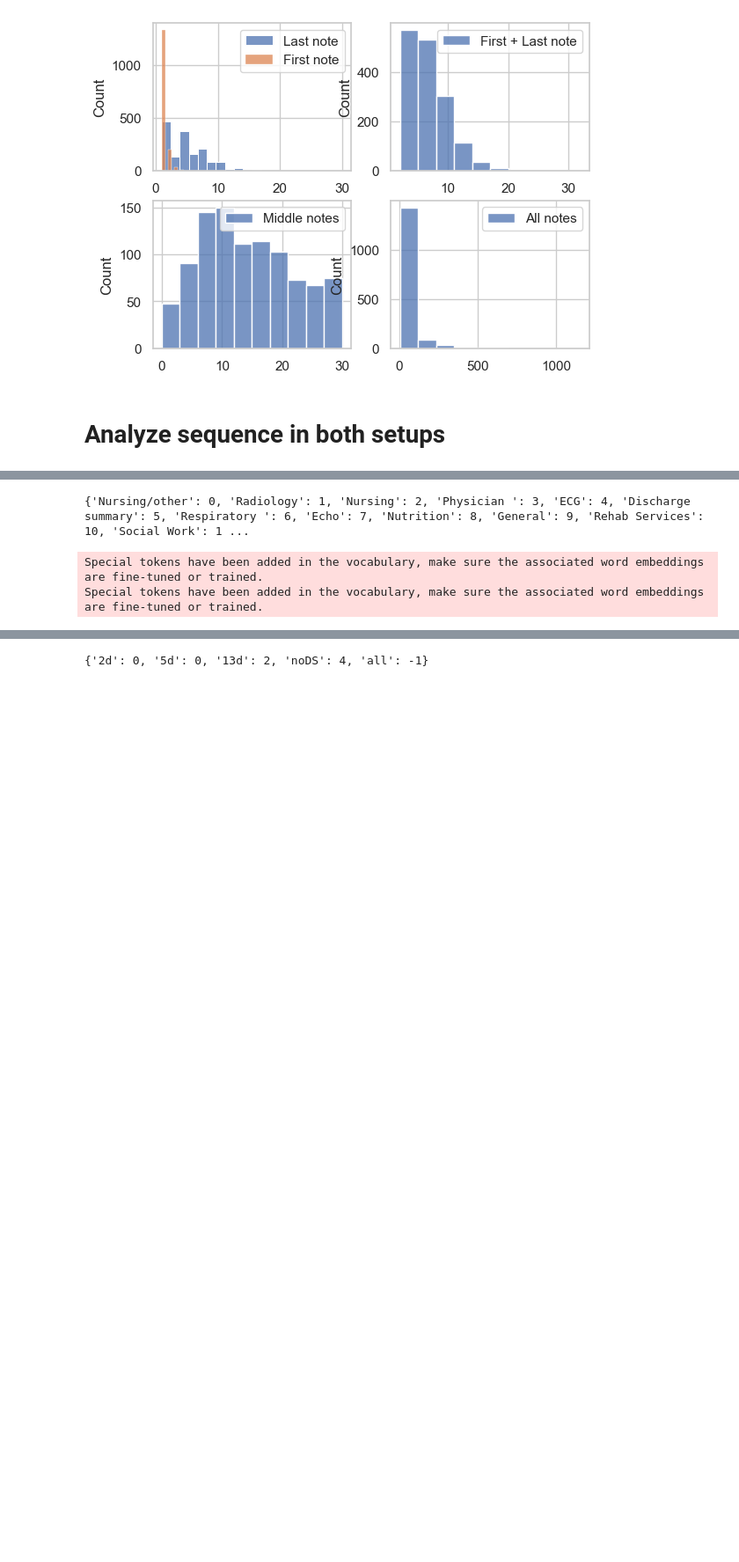
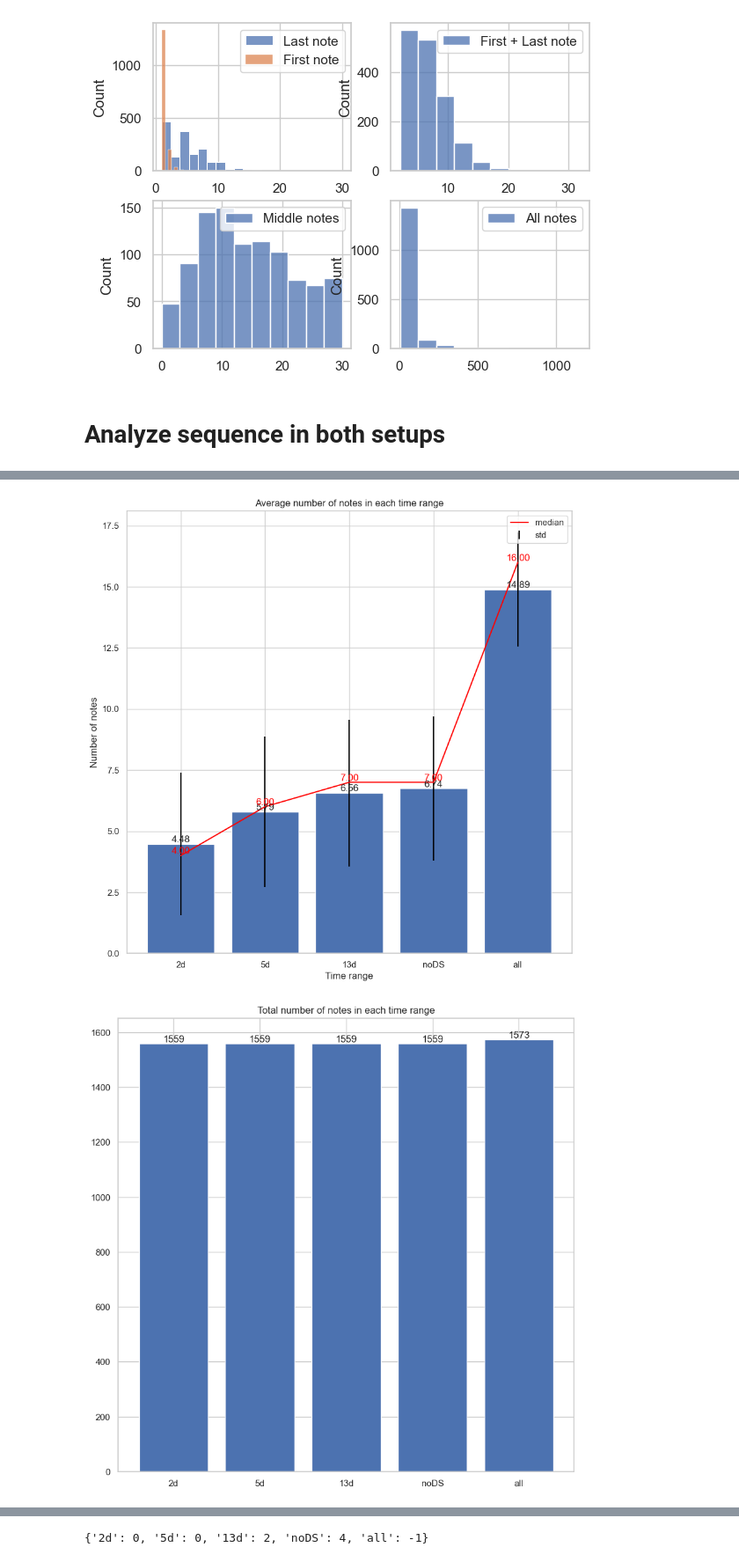
Before and after one commit to mireiahernandez/icd-continuous-prediction, a Jupyter notebook: temporal_data_analysis.ipynb, the cells around one changed output, grey strips where cells are left out. Shown: that part at 88% size. Cells and saved outputs as stored; diff of their text form; code cells hidden in the pictures; blank space fills up the shorter version.

Commit message:
analyzed temporal distribution of notes of different setups

```diff
--- a/temporal_data_analysis.ipynb
+++ b/temporal_data_analysis.ipynb
@@ -361,23 +369,26 @@ cuda:0
-# %%
-notes_agg_df, categories_mapping = dp.aggregate_data()
-
-# get tokenizer
-tokenizer = get_tokenizer(config["base_checkpoint"])
-# %% [output]
-{'Nursing/other': 0, 'Radiology': 1, 'Nursing': 2, 'Physician ': 3, 'ECG': 4, 'Discharge summary': 5, 'Respiratory ': 6, 'Echo': 7, 'Nutrition': 8, 'General': 9, 'Rehab Services': 10, 'Social Work': 1 ...
-Special tokens have been added in the vocabulary, make sure the associated word embeddings are fine-tuned or trained.
-Special tokens have been added in the vocabulary, make sure the associated word embeddings are fine-tuned or trained.
 # %%
 from data.utils import get_dataset, get_tokenizer, get_dataloader
 # Get training / validation / test
+dataset_config_uniform = {
+    "max_chunks" : config["max_chunks"],
+    "setup": "uniform",
+    "limit_ds": 0
+}
+
+validation_set_uniform =  get_dataset(notes_agg_df, "VALIDATION", tokenizer = tokenizer, **dataset_config_uniform)
+
+dataset_config_uniform_l = {
+    "max_chunks" : config["max_chunks"],
+    "setup": "uniform",
+    "limit_ds": 4
+}
+
+validation_set_uniform_l =  get_dataset(notes_agg_df, "VALIDATION", tokenizer = tokenizer, **dataset_config_uniform_l)
+
+
 dataset_config = {
     "max_chunks" : config["max_chunks"],
-    "setup": "uniform"
-}
-
-validation_set =  get_dataset(notes_agg_df, "VALIDATION", tokenizer = tokenizer, **dataset_config)
-dataset_config = {
-    "max_chunks" : config["max_chunks"],
-    "setup": "latest"
+    "setup": "latest",
+    "limit_ds": 0
 }
 validation_set_latest =  get_dataset(notes_agg_df, "VALIDATION", tokenizer = tokenizer, **dataset_config)
@@ -383,0 +446,9 @@ validation_set_latest =  get_dataset(notes_agg_df, "VALIDATION", tokenizer = tok
+# %%
+notes_length_uniform, num_samples_uniform = get_temporal_dist(validation_set_uniform)
+notes_length_uniform_l, num_samples_uniform_l = get_temporal_dist(validation_set_uniform_l)
+notes_length_latest, num_samples_latest = get_temporal_dist(validation_set_latest)
+# %%
+plot_temporal_dist(notes_length_uniform, num_samples_uniform)
+# %% [output]
+[figure, added]
+[figure, added]
```
Also changed, not shown: parts of 6 cells of this notebook.
